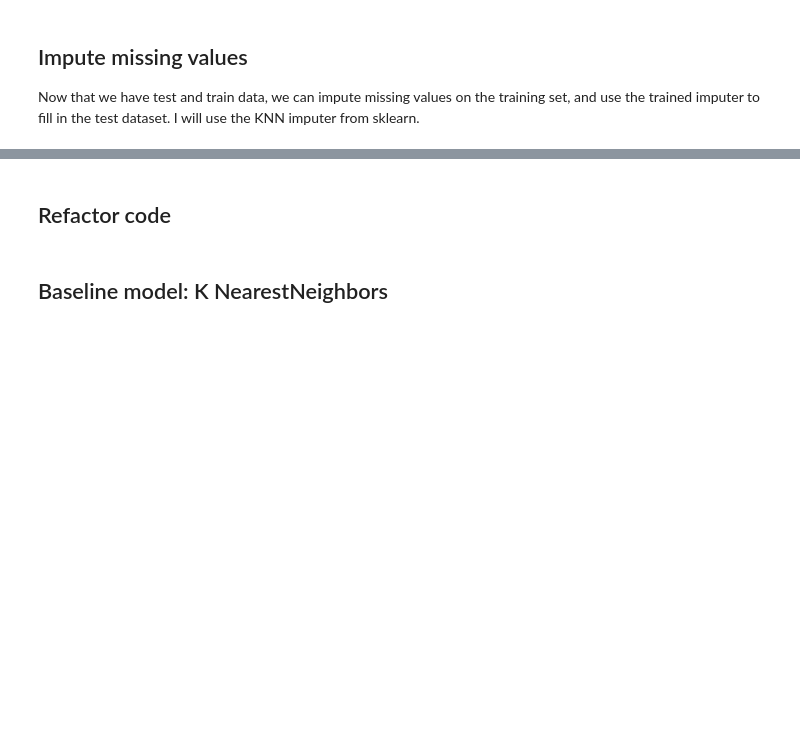
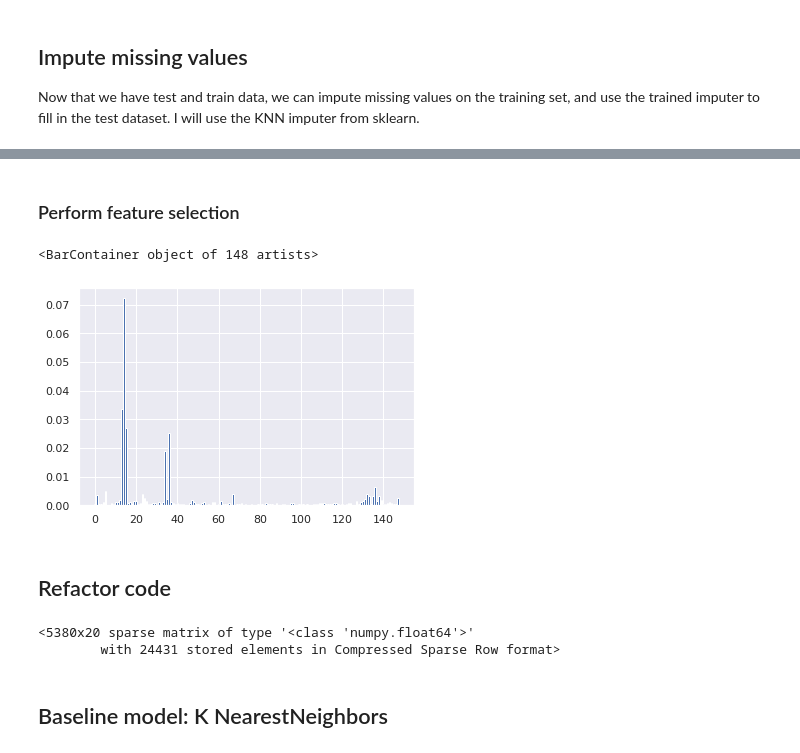
Before and after one commit to SolanaO/Developers_Survey_Analysis, a Jupyter notebook: stackBlogQuestion3.ipynb, the cells around one changed output, grey strips where cells are left out. Cells and saved outputs as stored; diff of their text form; code cells hidden in the pictures; blank space fills up the shorter version.

Commit message:
Preprocess data.

```diff
--- a/stackBlogQuestion3.ipynb
+++ b/stackBlogQuestion3.ipynb
@@ -279,0 +345,10 @@ Length: 69, dtype: bool
+# %%
+ # prepare input data
+def encode_predictors(X_train, X_test):
+	enc = OneHotEncoder(handle_unknown='ignore')
+	enc.fit(X_train)
+	X_train_enc = enc.transform(X_train)
+	X_test_enc = enc.transform(X_test)
+	return X_train_enc, X_test_enc
+# %%
+X_train_enc, X_test_enc = encode_predictors(X_train_trans, X_test_trans)
@@ -279,0 +372,12 @@ Length: 69, dtype: bool
+# %% [markdown]
+### Perform feature selection
+# %%
+# feature selection
+def select_features(X_train, y_train, X_test):
+	fs = SelectKBest(score_func=mutual_info_classif, k=20)
+	fs.fit(X_train, y_train)
+	X_train_fs = fs.transform(X_train)
+	X_test_fs = fs.transform(X_test)
+	return X_train_fs, X_test_fs, fs
+# %%
+X_train_fs, X_test_fs, fs = select_features(X_train_enc, y_train, X_test_enc)
@@ -279,0 +388,6 @@ Length: 69, dtype: bool
+# %%
+# plot the scores
+plt.bar([i for i in range(len(fs.scores_))], fs.scores_)
+# %% [output]
+<BarContainer object of 148 artists>
+[figure, added]
@@ -280,5 +396,10 @@ Length: 69, dtype: bool
 # %% [markdown]
 ## Refactor code
+# %%
+X_train_fs
+# %% [output]
+<5380x20 sparse matrix of type '<class 'numpy.float64'>'
+        with 24431 stored elements in Compressed Sparse Row format>
 # %%
 # create a path string
 mypath = os.getcwd()
```
Also changed, not shown: parts of 54 cells of this notebook.
